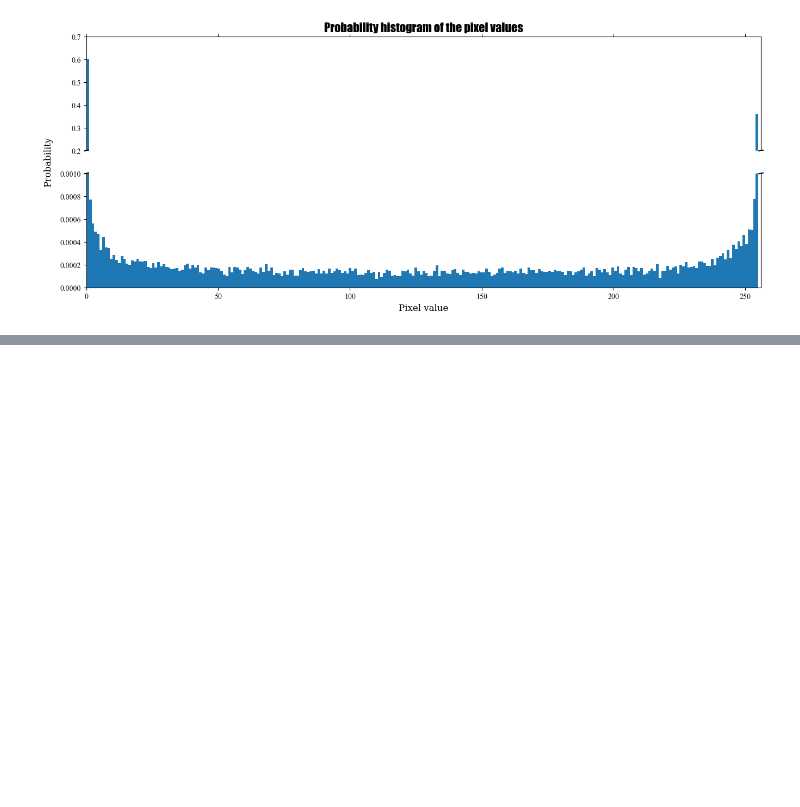
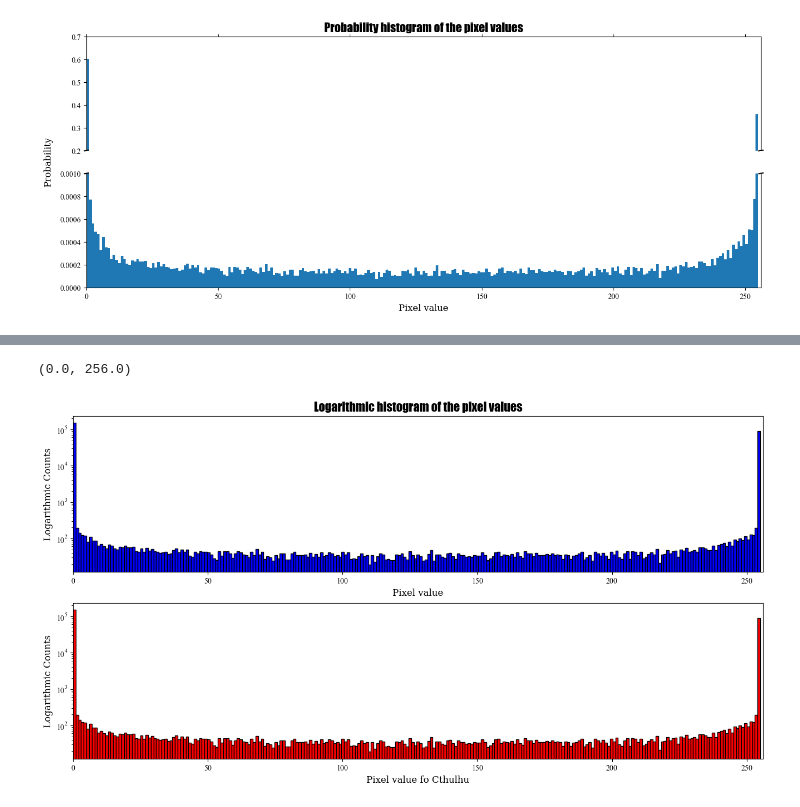
Before and after one commit to rg450318262/2023_courses, a Jupyter notebook: Python/Coursework4.ipynb, the cells around one changed output, grey strips where cells are left out. Cells and saved outputs as stored; diff of their text form; code cells hidden in the pictures; blank space fills up the shorter version.

```diff
--- a/Python/Coursework4.ipynb
+++ b/Python/Coursework4.ipynb
@@ -346,0 +347,7 @@ ax.yaxis.set_label_coords(-0.05, -0.1)
+# %%
+# import the image of Cthulhu
+from imageio import imread
+cth_pixel = imread('data/cthulhu.png', as_gray=True)
+# check the shape of the image
+num_rows, num_cols = cth_pixel.shape
+num_rows, num_cols
@@ -346,0 +356,10 @@ ax.yaxis.set_label_coords(-0.05, -0.1)
+# %%
+# save the frequency of each pixel value of Cthulhu in a list
+cth_pixel_count = []
+for k in range(num_rows):
+    for i in range(num_cols):
+        cth_pixel_count.append(img[k][i])
+cth_pixel_count = np.array(cth_pixel_count)
+#print the frequency of each pixel value
+unique, counts = np.unique(cth_pixel_count, return_counts=True)
+dict(zip(unique, counts))
@@ -346,0 +384,15 @@ ax.yaxis.set_label_coords(-0.05, -0.1)
+# %%
+figure, (ax1, ax2) = plt.subplots(2, 1, figsize=(16, 8))
+ax1.hist(pixel_count, bins=256, log=True, color= "blue", ec = "black")
+ax2.hist(cth_pixel_count, bins=256, log=True, color= "red", ec = "black")
+
+ax1.set_title("Logarithmic histogram of the pixel values", fontdict=font1)
+ax1.set_xlabel("Pixel value", fontdict=font2)
+ax2.set_xlabel("Pixel value fo Cthulhu", fontdict=font2)
+ax1.set_ylabel("Logarithmic Counts", fontdict=font2)
+ax2.set_ylabel("Logarithmic Counts", fontdict=font2)
+ax1.set_xlim(0,256)
+ax2.set_xlim(0,256)
+# %% [output]
+(0.0, 256.0)
+[figure, added]
```
Also changed, not shown: parts of 5 cells of this notebook, 1 other file.
